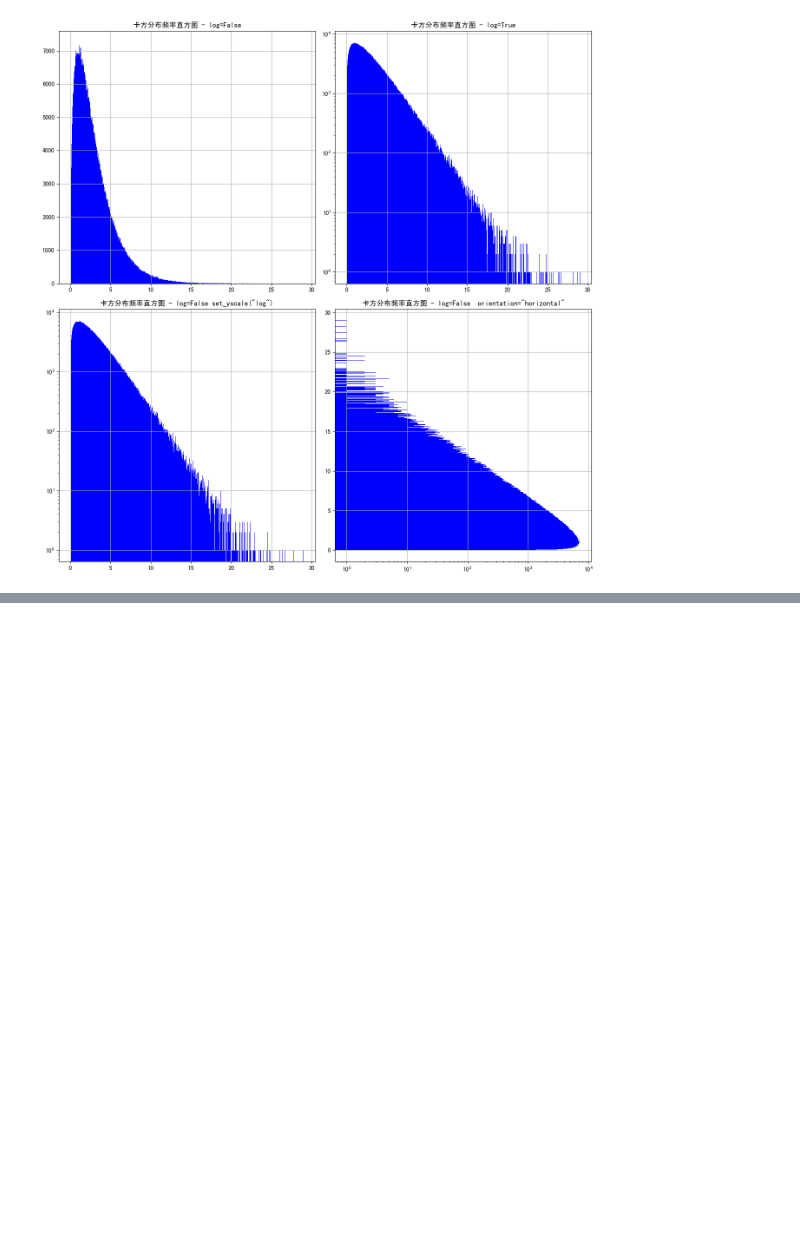
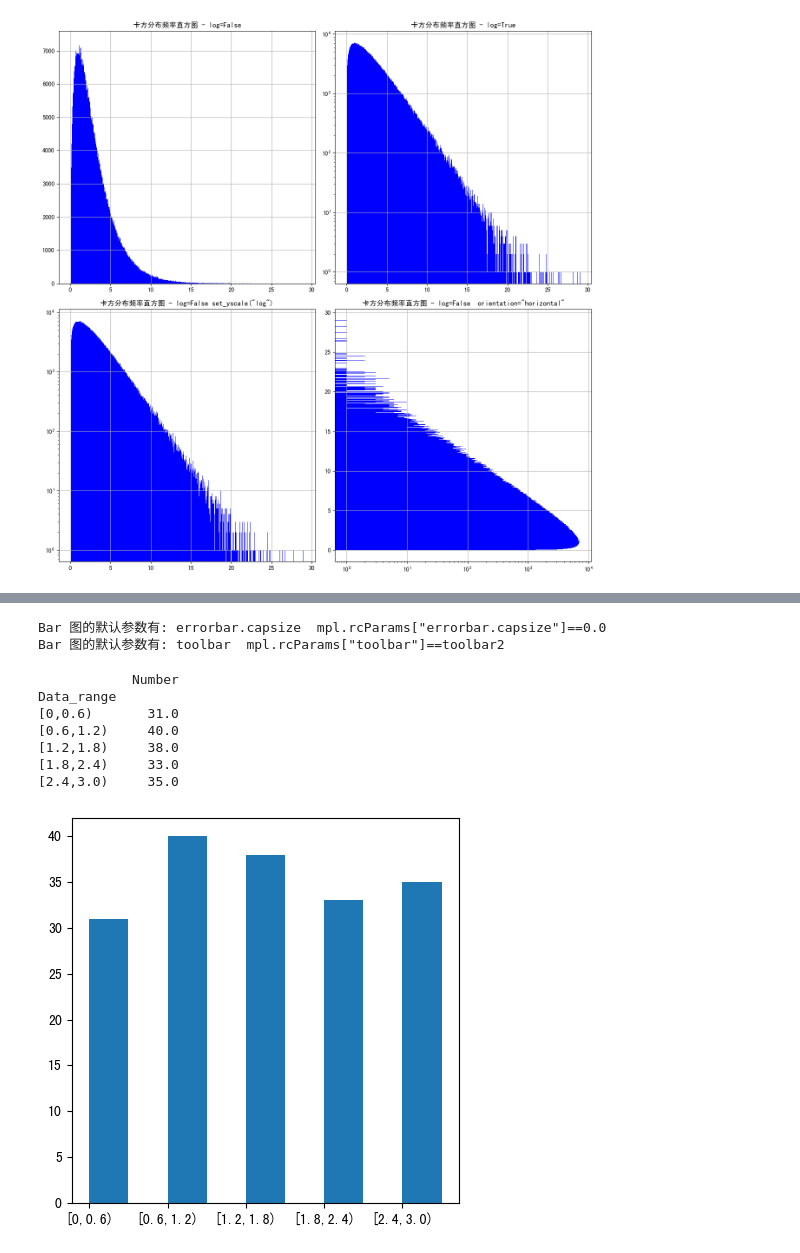
Before and after one commit to DoHerasYang/Python--, a Jupyter notebook: 数据分析技术基础/数据可视化/Matplotlib 教程/Matplotlib 教程 (三) - Hist Bar 图.ipynb, the cells around one changed output, grey strips where cells are left out. Drawn from its saved outputs; the diff is of its cells as text; code cells hidden in the pictures; blank space fills up the shorter version.

```diff
--- a/数据分析技术基础/数据可视化/Matplotlib 教程/Matplotlib 教程 (三) - Hist Bar 图.ipynb
+++ b/数据分析技术基础/数据可视化/Matplotlib 教程/Matplotlib 教程 (三) - Hist Bar 图.ipynb
@@ -422,0 +447,49 @@ plt.show()
+# %%
+# 首先我们先来打印一下有关相关的默认配置
+# 了解默认的配置可以了解当前的默认参数 - bar
+for rc_key in mpl.rcParams.keys():
+    if "bar" in rc_key:
+        print("Bar 图的默认参数有: %s  mpl.rcParams[\"%s\"]==%s" %(rc_key, rc_key, mpl.rcParams[rc_key],))
+# %% [output]
+Bar 图的默认参数有: errorbar.capsize  mpl.rcParams["errorbar.capsize"]==0.0
+Bar 图的默认参数有: toolbar  mpl.rcParams["toolbar"]==toolbar2
+# %%
+# 我们展示一下相关的信息
+np.random.seed(1234)
+
+# 利用卡方分布生成 1000 组 3维的数据，代表随机的三类数据 - 满足卡方分布
+n_bins = 10
+x_data = np.random.chisquare(df=(3.0,), size=(300,))
+
+# 使用 pandas 来进行相关的聚合
+df = pd.DataFrame(x_data, columns=["Data",])
+df_show = df.copy()
+
+# 使用 区间分组
+label = ["[0,0.6)", "[0.6,1.2)", "[1.2,1.8)", "[1.8,2.4)", "[2.4,3.0)"]
+bins = [0,0.6,1.2,1.8,2.4,3.0]
+
+# 使用 Pandas 进行相关区间的划分
+df_show["Data_range"] = pd.cut(df["Data"], bins, labels=label)
+df_show = df_show.groupby(by=["Data_range"])["Data"].agg([('Number',np.size)])
+
+# 打印一下相关的数据结构
+print(df_show)
+
+# 现在我们使用 bar 来进行画图 创建一个新的空白画布
+fig = plt.figure(figsize=(5,5))
+# 添加坐标轴
+ax = fig.add_subplot()
+# 使用 bar 进行画图
+ax.bar(x=label, height=df_show["Number"], align="edge", width=0.5)
+
+plt.show()
+# %% [output]
+            Number
+Data_range
+[0,0.6)       31.0
+[0.6,1.2)     40.0
+[1.2,1.8)     38.0
+[1.8,2.4)     33.0
+[2.4,3.0)     35.0
+[figure, added]
```
Also changed, not shown: parts of 4 cells of this notebook.
